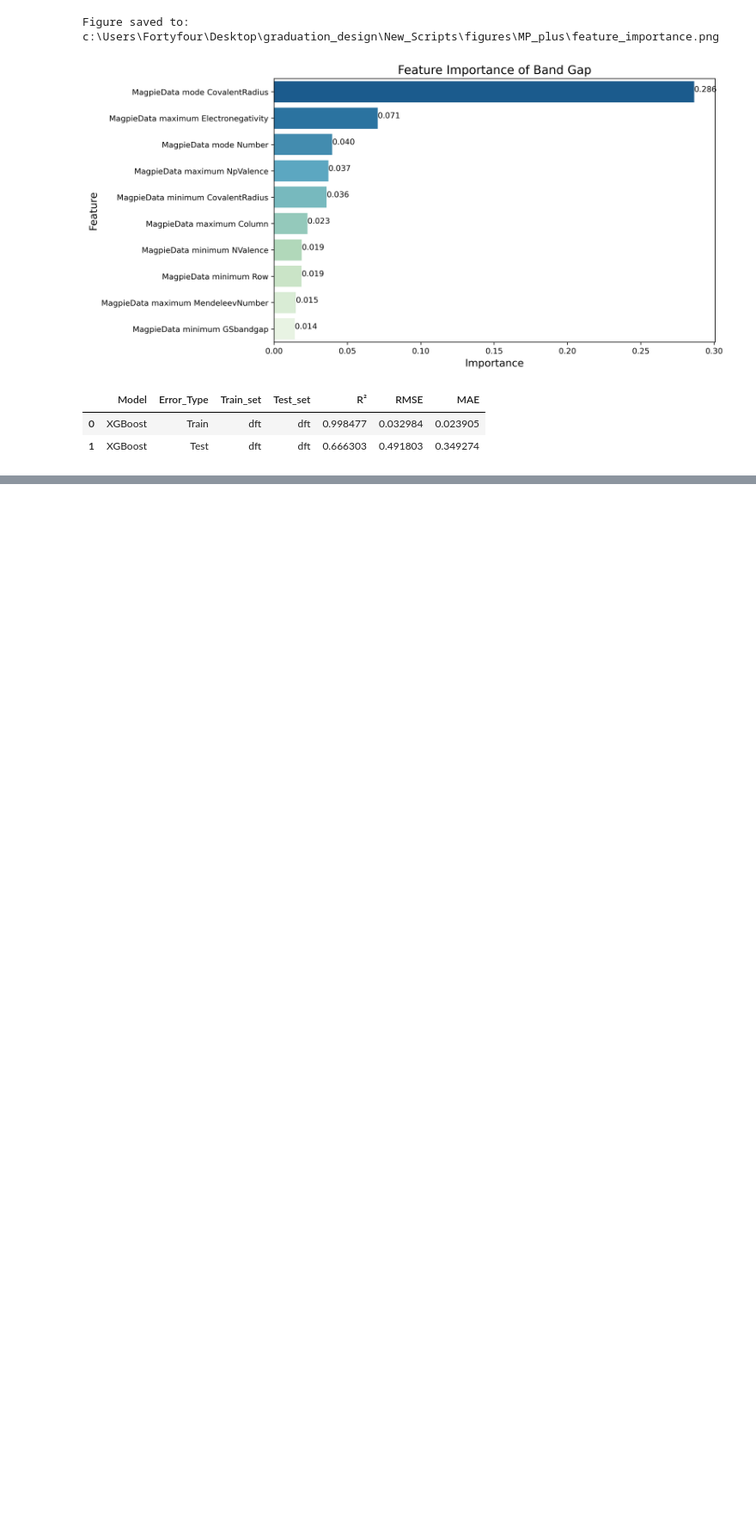
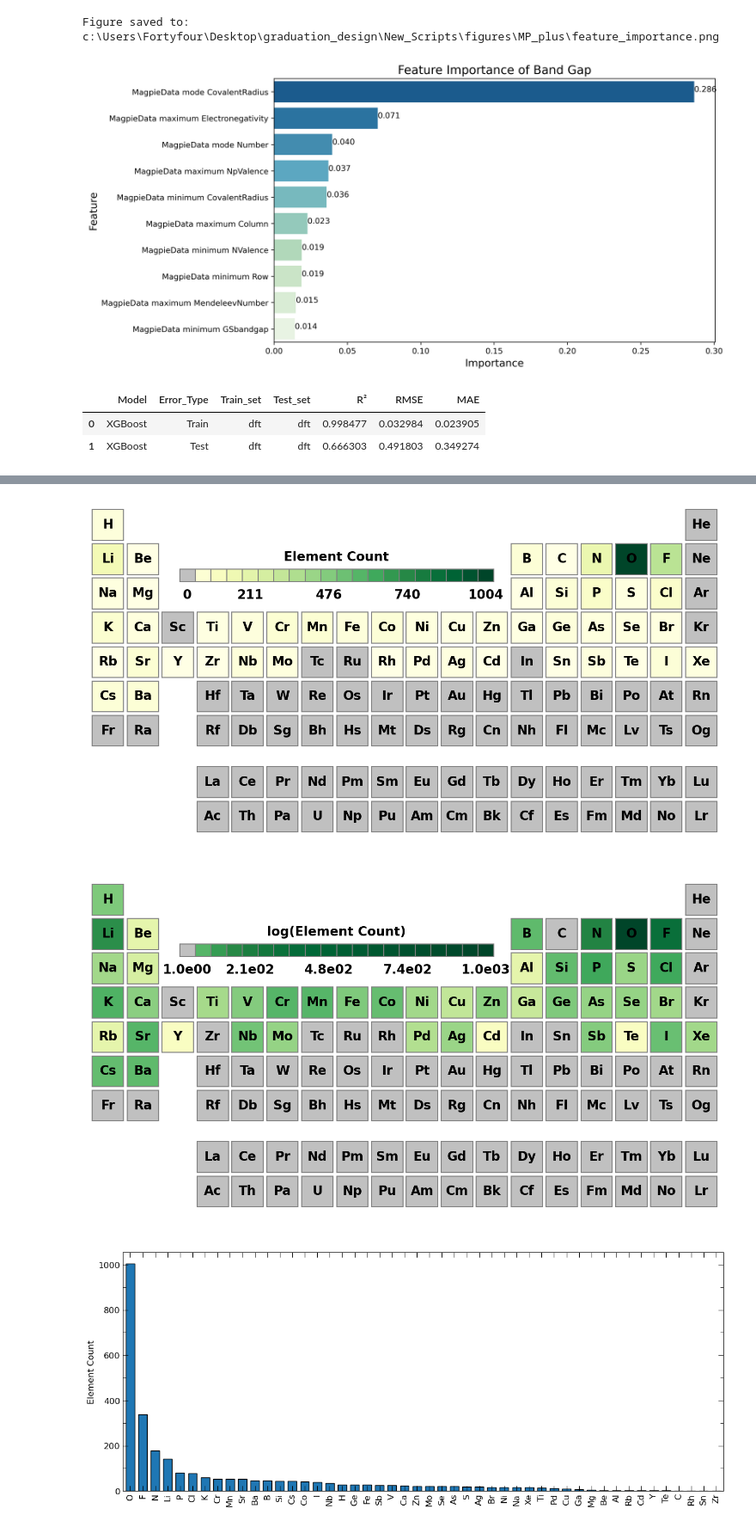
Before and after one commit to Four-Q/Bg_pre3, a Jupyter notebook: 5.1mp_plus_train.ipynb, the cells around one changed output, grey strips where cells are left out. Shown at 86% size. Drawn from its saved outputs; the diff is of its cells as text; code cells hidden in the pictures; blank space fills up the shorter version.

```diff
--- a/5.1mp_plus_train.ipynb
+++ b/5.1mp_plus_train.ipynb
@@ -135,0 +138,3 @@ model_metrics.to_csv(os.path.join('./metrics', 'mp_plus_metrics.csv'), index=Fal
+# %%
+y_pred = dft_model.predict(dft_test_X)
+y_pred
@@ -135,0 +144,3 @@ model_metrics.to_csv(os.path.join('./metrics', 'mp_plus_metrics.csv'), index=Fal
+# %%
+dft_test['y_pred'] = y_pred
+dft_test.head()
@@ -135,0 +155,3 @@ model_metrics.to_csv(os.path.join('./metrics', 'mp_plus_metrics.csv'), index=Fal
+# %%
+dft_test['error'] = np.abs(dft_test['y_pred'] - dft_test['band_gap'])
+dft_test['error'].describe()
@@ -135,0 +168,38 @@ model_metrics.to_csv(os.path.join('./metrics', 'mp_plus_metrics.csv'), index=Fal
+# %%
+# 误差大于1eV的元素分布
+from Utools.ML_figures.figures import element_prevalence
+import matplotlib.pyplot as plt
+
+data_df = dft_test[dft_test['error'] > 1.0].copy()
+current_dir = os.getcwd()
+os.chdir('./Utools')  # Change to where ML_figures is a direct subdirectory
+
+formula = data_df['composition']
+save_dir = os.path.join(fig_path, 'error_greater_than_1eV_elements_distribution')
+os.makedirs(save_dir, exist_ok=True)
+element_prevalence(formula,
+                   name='element_prevalence_ptable',
+                   save_dir=save_dir,
+                   log_scale=False)
+element_prevalence(formula,
+                   name='log_element_prevalence_ptable',
+                   save_dir=save_dir,
+                   log_scale=True)
+
+plt.rcParams.update({'font.size': 12})
+element_prevalence(formula,
+                   name='element_prevalence',
+                   save_dir=save_dir,
+                   ptable_fig=False,
+                   log_scale=False)
+element_prevalence(formula,
+                   name='log_element_prevalence',
+                   save_dir=save_dir,
+                   ptable_fig=False,
+                   log_scale=True)
+
+os.chdir(current_dir)  # Return to previous directory
+# %% [output]
+[figure, added]
+[figure, added]
+[figure, added]
```
Also changed, not shown: parts of 7 cells of this notebook, 12 other files.
